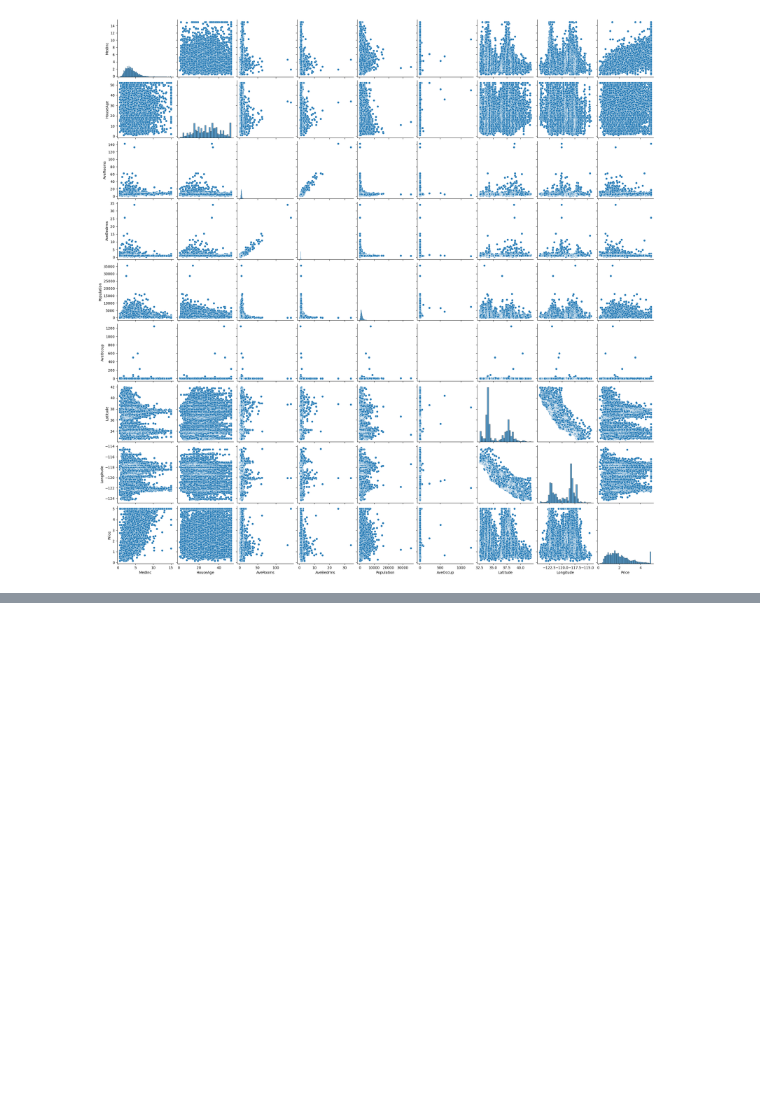
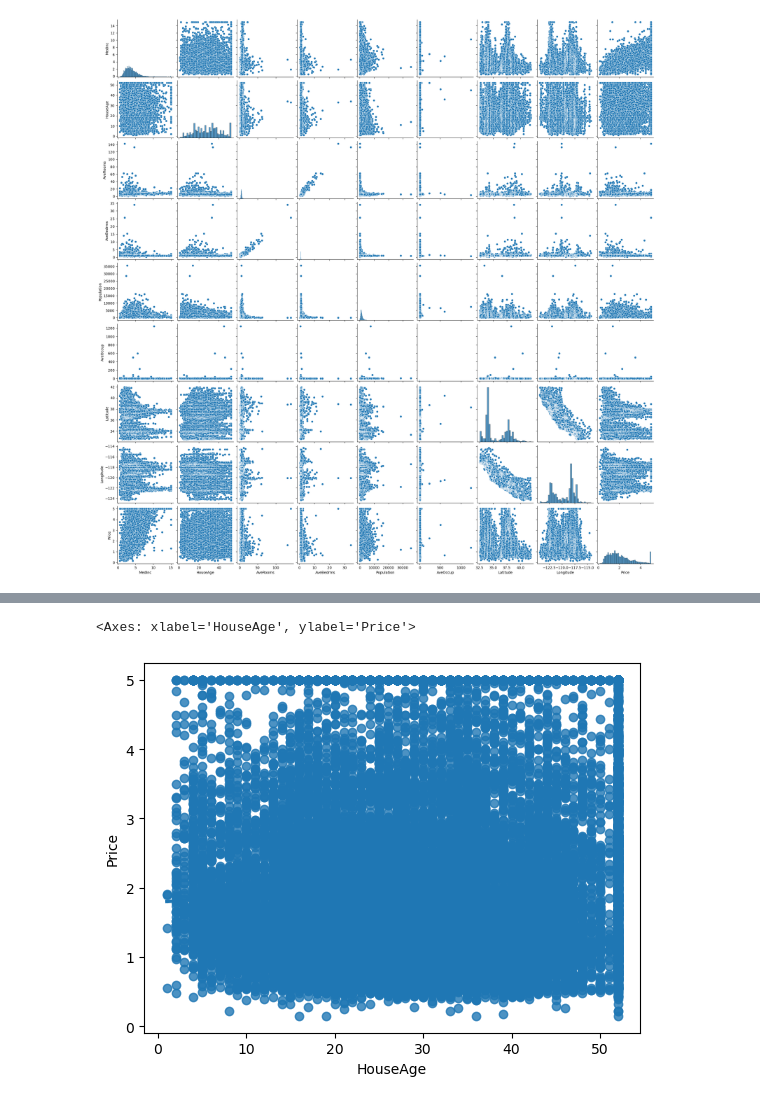
Before and after one commit to xiayulin123/CaliforniaHouseValue_Prediction_newDataset, a Jupyter notebook: Linear_Regression.ipynb, the cells around one changed output, grey strips where cells are left out. Drawn from its saved outputs; the diff is of its cells as text; code cells hidden in the pictures; blank space fills up the shorter version.

```diff
--- a/Linear_Regression.ipynb
+++ b/Linear_Regression.ipynb
@@ -148,0 +137,7 @@ Text(0, 0.5, 'Price')
+# %%
+import seaborn as sns
+
+sns.regplot(x="HouseAge", y="Price",data=dataset)
+# %% [output]
+<Axes: xlabel='HouseAge', ylabel='Price'>
+[figure, added]
```
Also changed, not shown: parts of 11 cells of this notebook.
